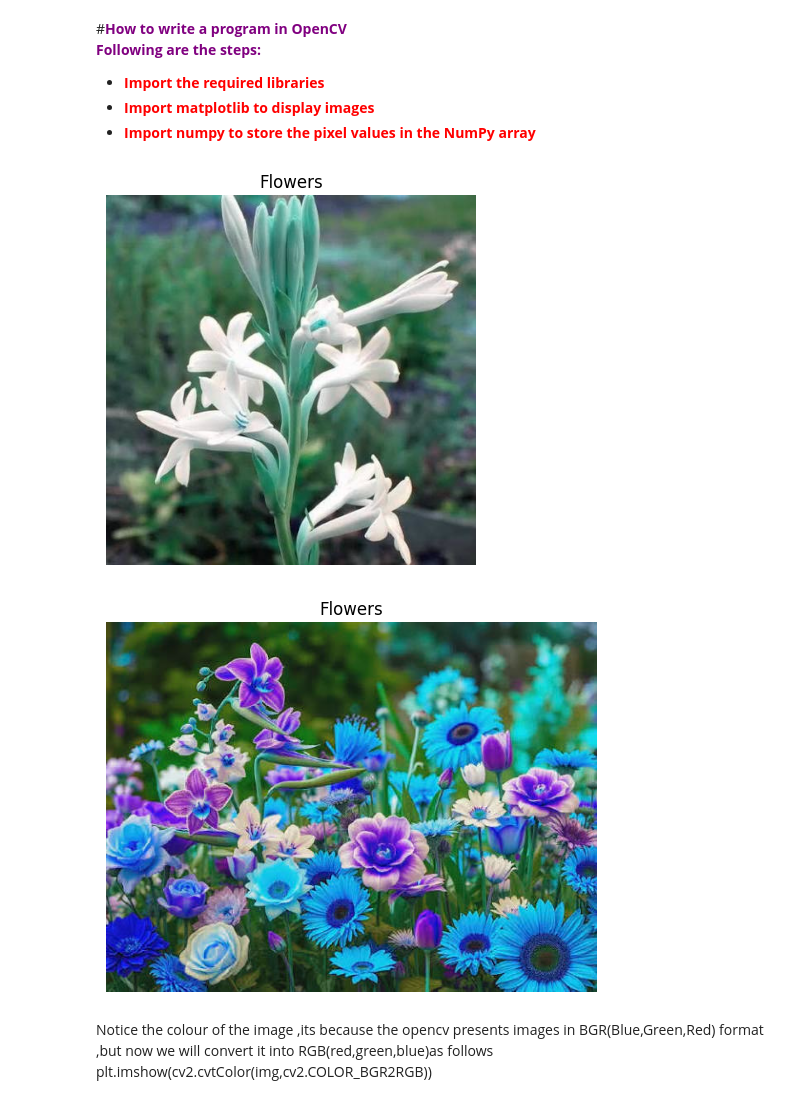
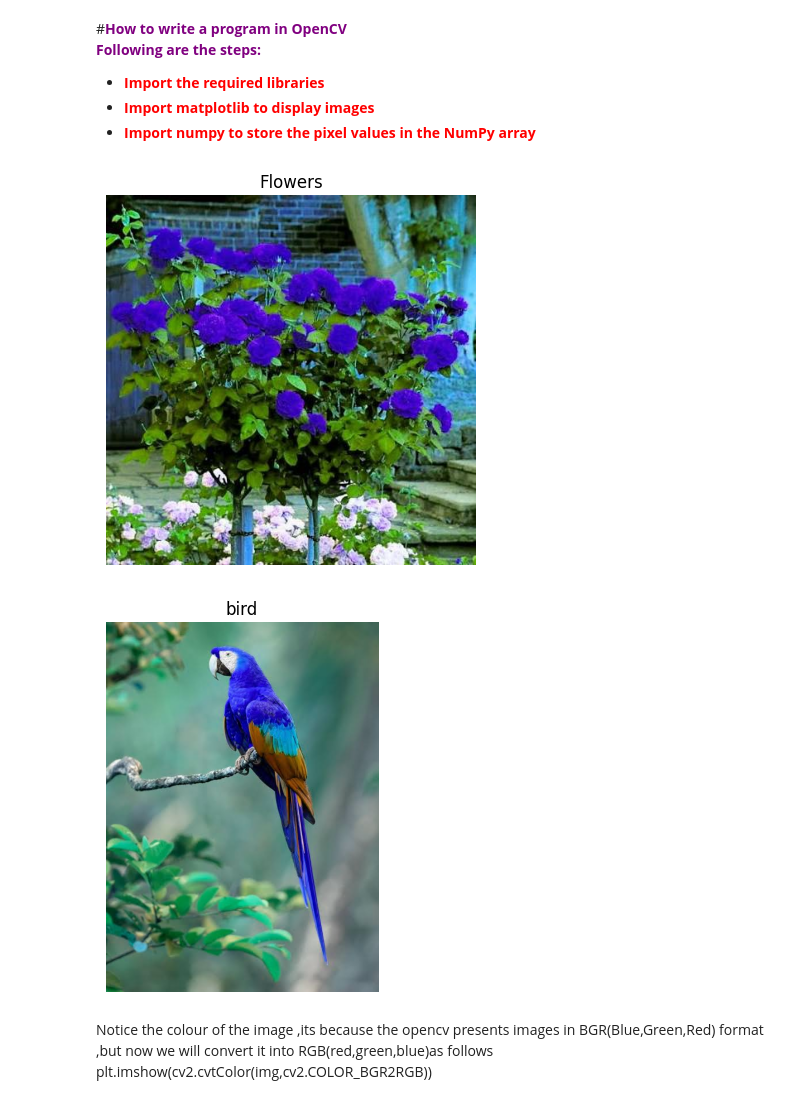
Before and after one commit to SettibathulaJyothi/Python-Aritificial-Intelligence-Code-417-Skill-Education-Class-10, a Jupyter notebook: OpenCV(Open-Source Computer Vision Library).ipynb, the cells around one changed output. Drawn from its saved outputs; the diff is of its cells as text; code cells hidden in the pictures.

```diff
--- a/OpenCV(Open-Source Computer Vision Library).ipynb
+++ b/OpenCV(Open-Source Computer Vision Library).ipynb
@@ -20,25 +20,25 @@ Requirement already satisfied: numpy>=2 in /usr/local/lib/python3.12/dist-packag
 import cv2
 from matplotlib import pyplot as plt
 import numpy as np
-img=cv2.imread('Flower1.jpeg')
+img=cv2.imread('rose.jpg')
 plt.imshow(img)
 plt.title('Flowers')
 plt.axis('off')
 plt.show()
 # %% [output]
-[figure, old version]
+[figure, new version]
 # %%
 #Display a 2D image using the imread() function of cv2.Thus,the complete code that appears
 import cv2
 from matplotlib import pyplot as plt
 import numpy as np
-img=cv2.imread('Flower.jpeg')
+img=cv2.imread('parrot.jpg')
 plt.imshow(img)
-plt.title('Flowers')
+plt.title('bird')
 plt.axis('off')
 plt.show()
 # %% [output]
-[figure, old version]
+[figure, new version]
 # %% [markdown]
 Notice the colour of the image ,its because the opencv presents images in BGR(Blue,Green,Red) format ,but now we will convert it into RGB(red,green,blue)as follows
 plt.imshow(cv2.cvtColor(img,cv2.COLOR_BGR2RGB))
```
Also changed, not shown: parts of 4 cells of this notebook.
